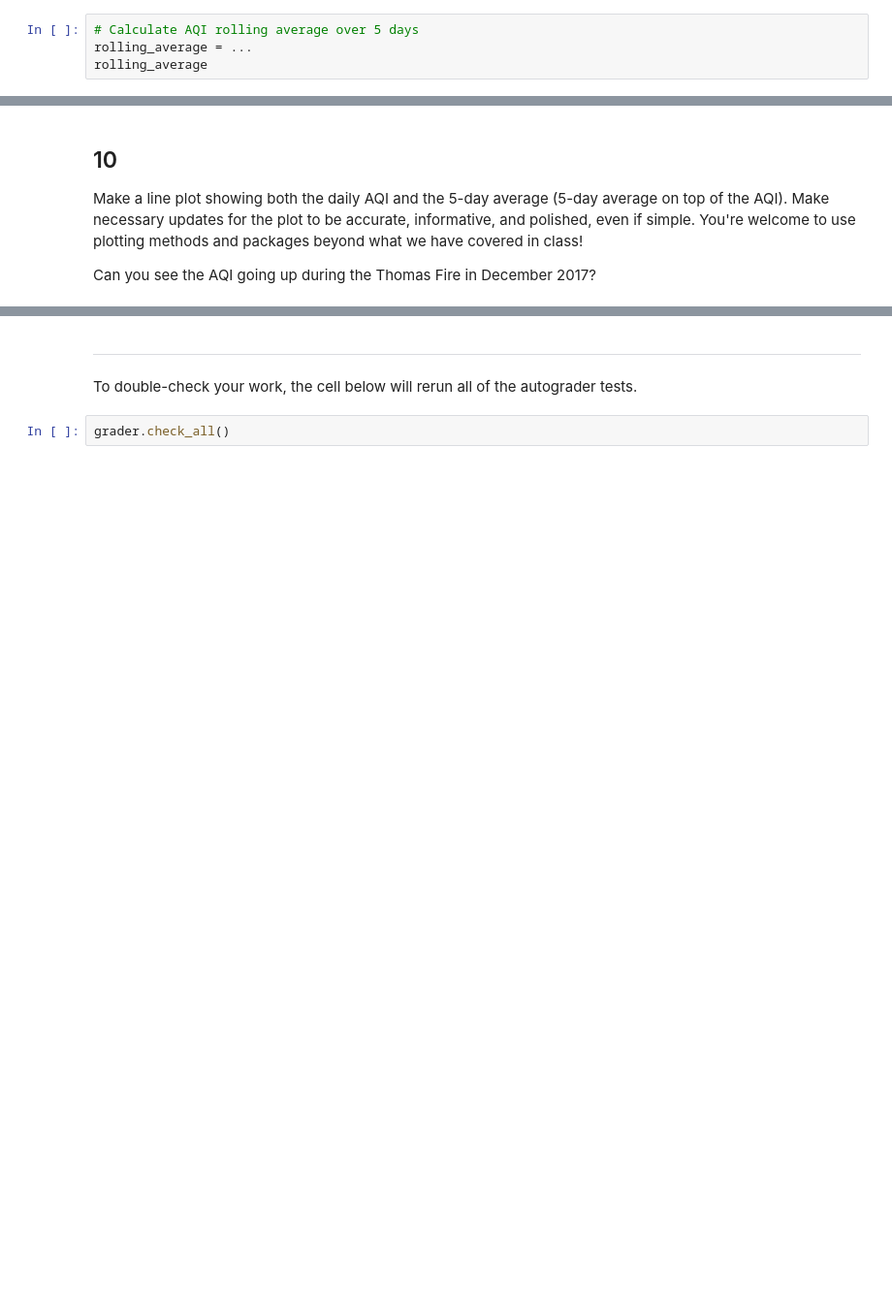
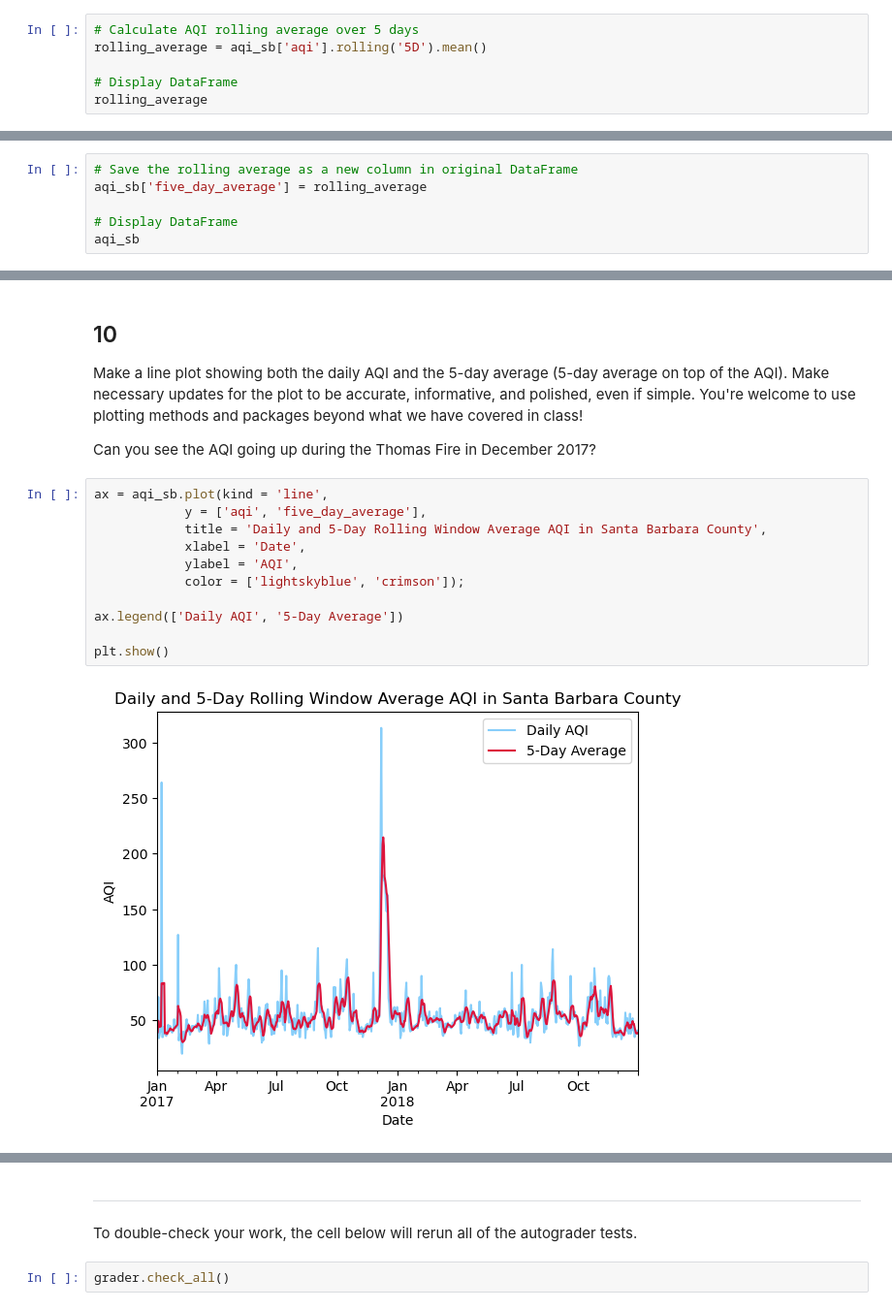
Before and after one commit to ethan-mathews24/eds220-hwk2, a Jupyter notebook: task3/hwk2-task3-aqi.ipynb, the cells around one changed output, grey strips where cells are left out. Shown at 97% size. Saved outputs shown, nothing was run; the diff lists cells and outputs as text; blank space fills up the shorter version.

Commit message:
finishes final plot

```diff
--- a/task3/hwk2-task3-aqi.ipynb
+++ b/task3/hwk2-task3-aqi.ipynb
@@ -297,5 +298,7 @@ In the next cell we will calculate an average over a [rolling window](https://pa
 Store your answer in the `rolling_average` variable. Your result should be a `pandas.Series` indexed by `date`, with the 5-day averages as its values.
 # %%
 # Calculate AQI rolling average over 5 days
-rolling_average = ...
+rolling_average = aqi_sb['aqi'].rolling('5D').mean()
+
+# Display DataFrame
 rolling_average
@@ -309,0 +327,6 @@ aqi_sb
+# %%
+# Save the rolling average as a new column in original DataFrame
+aqi_sb['five_day_average'] = rolling_average
+
+# Display DataFrame
+aqi_sb
@@ -316,3 +356,16 @@ grader.check("q9")
 Make a line plot showing both the daily AQI and the 5-day average (5-day average on top of the AQI). Make necessary updates for the plot to be accurate, informative, and polished, even if simple. You're welcome to use plotting methods and packages beyond what we have covered in class!
 
 Can you see the AQI going up during the Thomas Fire in December 2017?
+# %%
+ax = aqi_sb.plot(kind = 'line',
+            y = ['aqi', 'five_day_average'],
+            title = 'Daily and 5-Day Rolling Window Average AQI in Santa Barbara County',
+            xlabel = 'Date',
+            ylabel = 'AQI',
+            color = ['lightskyblue', 'crimson']);
+
+ax.legend(['Daily AQI', '5-Day Average'])
+
+plt.show()
+# %% [output]
+[figure, added]
```
Also changed, not shown: parts of 8 cells of this notebook, 1 other file.
